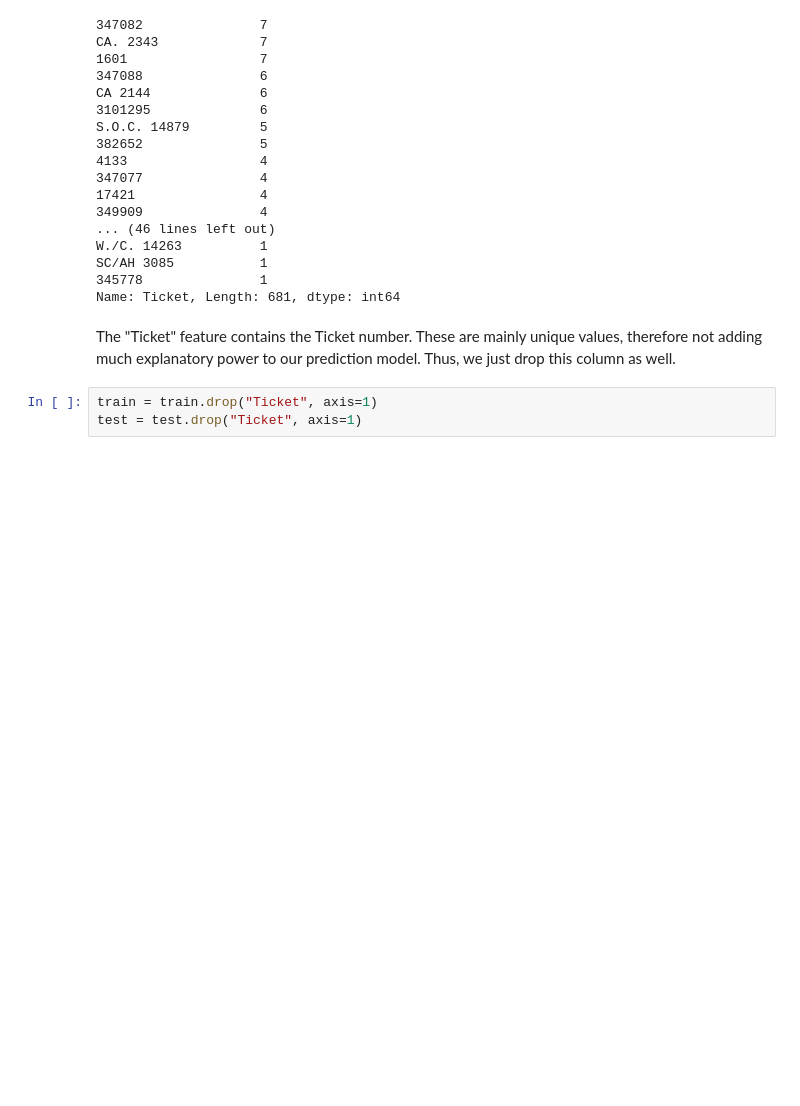
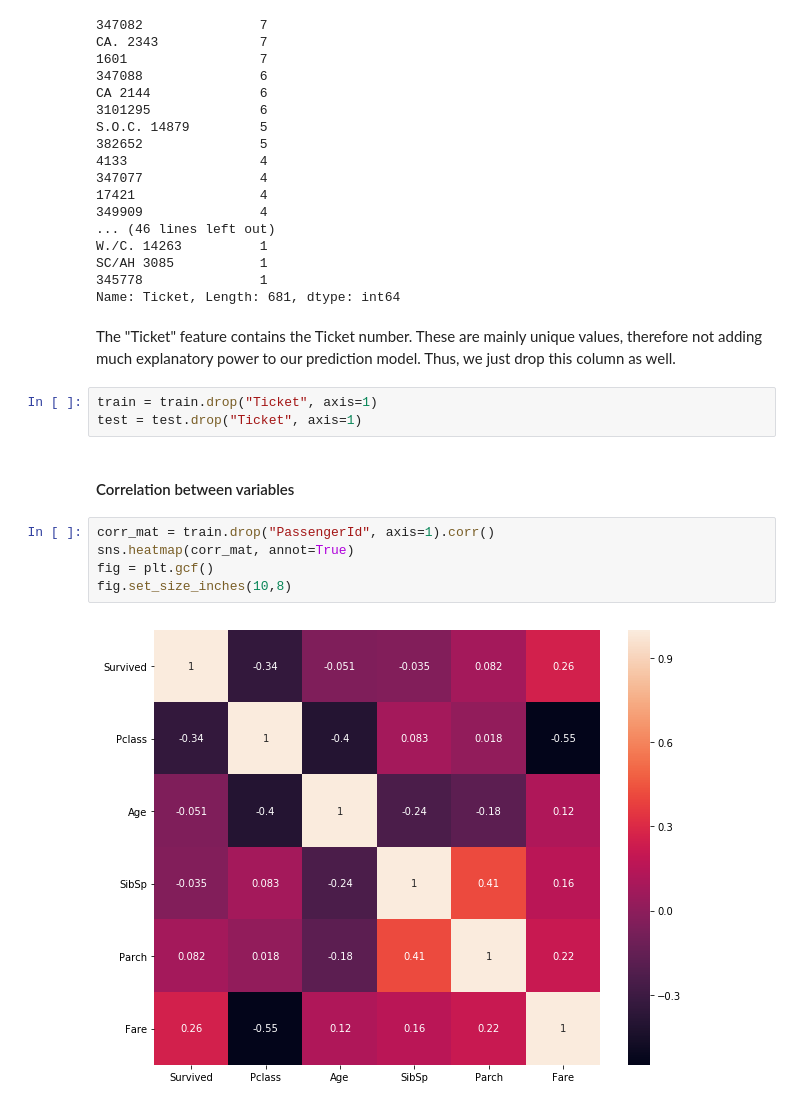
Before and after one commit to tlary/Kaggle_Titanic, a Jupyter notebook: Titanic.ipynb, the cells around one changed output. Drawn from its saved outputs; the diff is of its cells as text; blank space fills up the shorter version.

```diff
--- a/Titanic.ipynb
+++ b/Titanic.ipynb
@@ -223,3 +223,12 @@ The "Ticket" feature contains the Ticket number. These are mainly unique values,
 # %%
 train = train.drop("Ticket", axis=1)
 test = test.drop("Ticket", axis=1)
+# %% [markdown]
+#### Correlation between variables
+# %%
+corr_mat = train.drop("PassengerId", axis=1).corr()
+sns.heatmap(corr_mat, annot=True)
+fig = plt.gcf()
+fig.set_size_inches(10,8)
+# %% [output]
+[figure, added]
```
Also changed, not shown: parts of 31 cells of this notebook.
